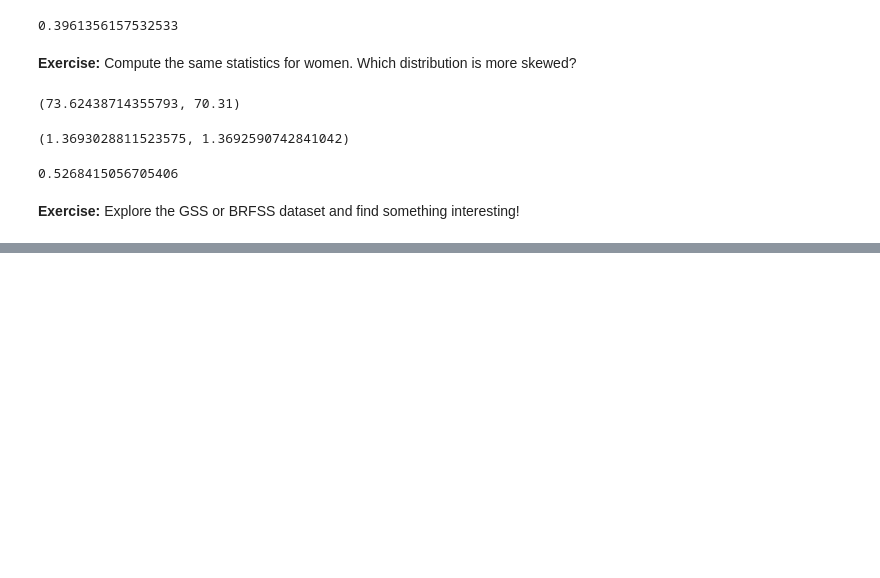
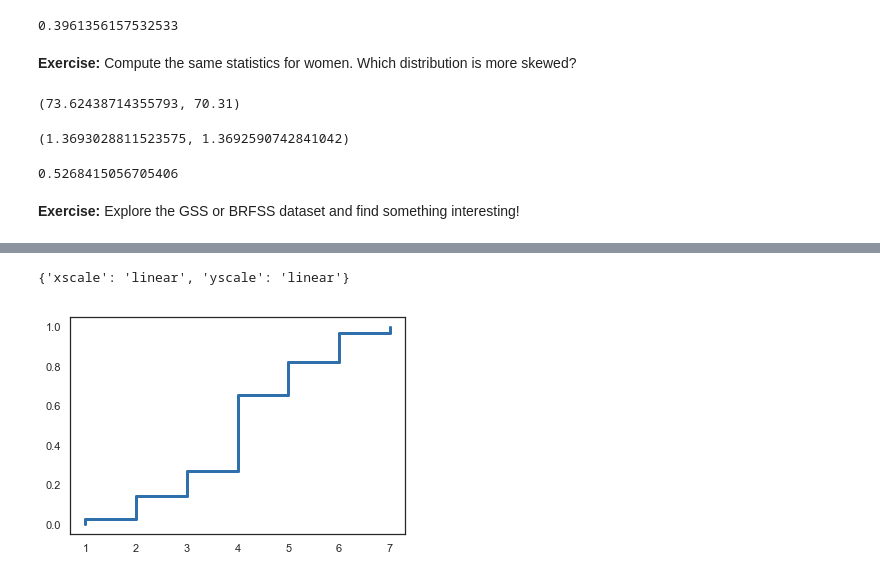
Before and after one commit to gsidsid/ThinkStats2, a Jupyter notebook: homeworks/homework02.ipynb, the cells around one changed output, grey strips where cells are left out. Drawn from its saved outputs; the diff is of its cells as text; code cells hidden in the pictures; blank space fills up the shorter version.

```diff
--- a/homeworks/homework02.ipynb
+++ b/homeworks/homework02.ipynb
@@ -586,0 +616,7 @@ thinkstats2.PearsonMedianSkewness(female_weights.dropna())
+# %%
+fearlib = filtlib[gss.fear == 1]
+cc = thinkstats2.Cdf(filtlib)
+thinkplot.Cdf(cc)
+# %% [output]
+{'xscale': 'linear', 'yscale': 'linear'}
+[figure, added]
```
Also changed, not shown: parts of 34 cells of this notebook.
